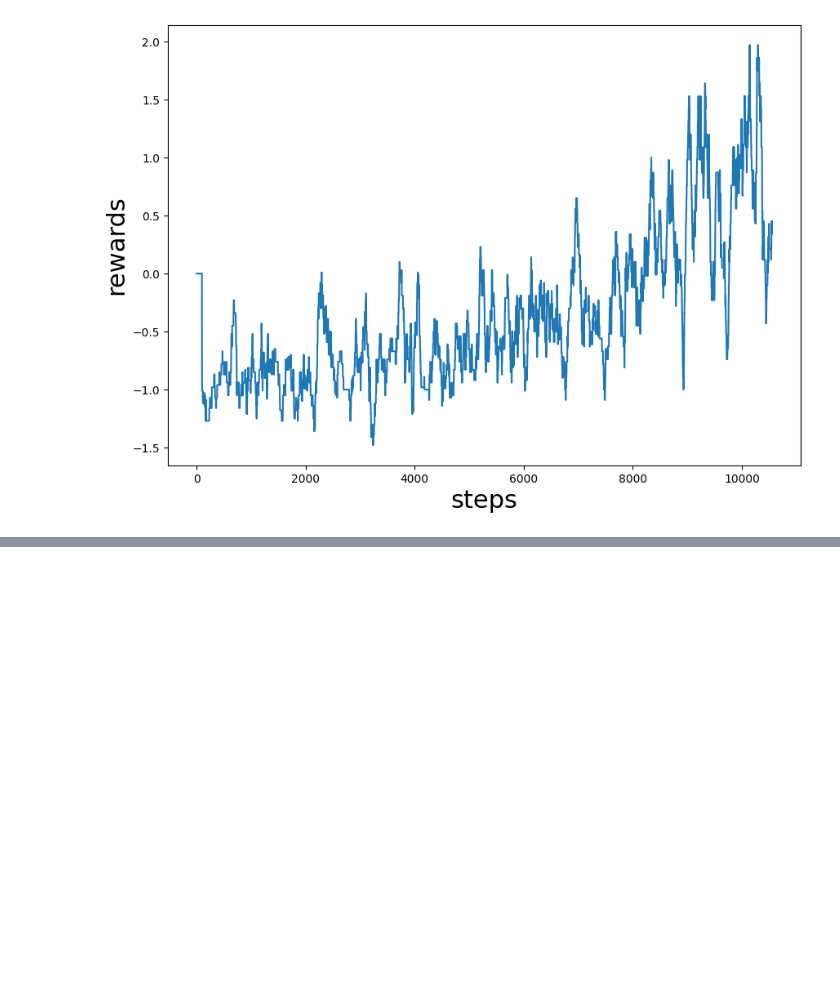
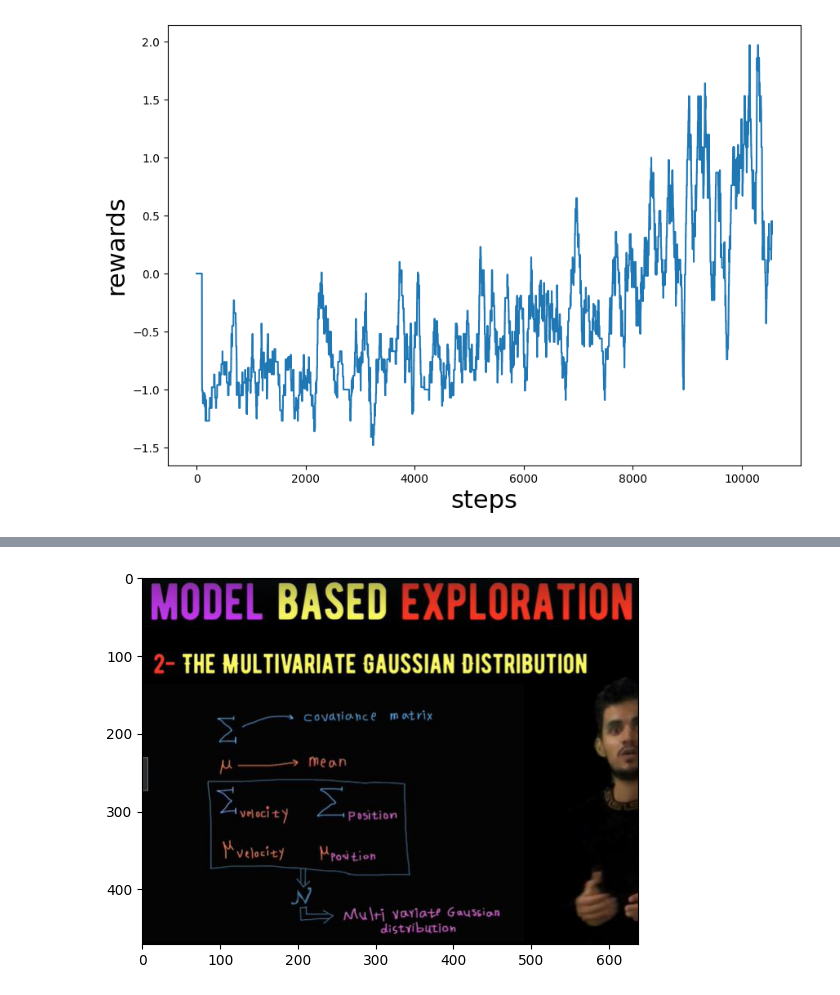
Before and after one commit to lestetedelioncourt/Testrepository, a Jupyter notebook: GridworldDeepQ.ipynb, the cells around one changed output, grey strips where cells are left out. Saved outputs shown, nothing was run; the diff lists cells and outputs as text; code cells hidden in the pictures; blank space fills up the shorter version.

```diff
--- a/GridworldDeepQ.ipynb
+++ b/GridworldDeepQ.ipynb
@@ -527,0 +748,6 @@ for i in range(EPOCHS):
+# %%
+x=plt.imread('multivariategaussiandistribution.JPG')
+plt.imshow(x)
+plt.show()
+# %% [output]
+[figure, added]
```
Also changed, not shown: parts of 47 cells of this notebook.
